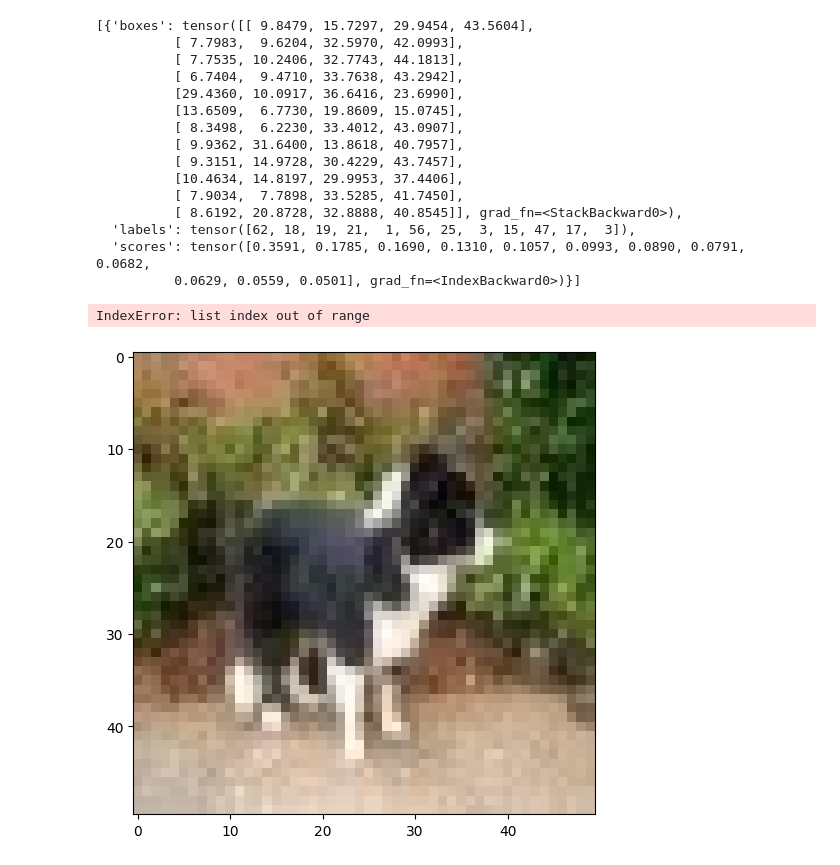
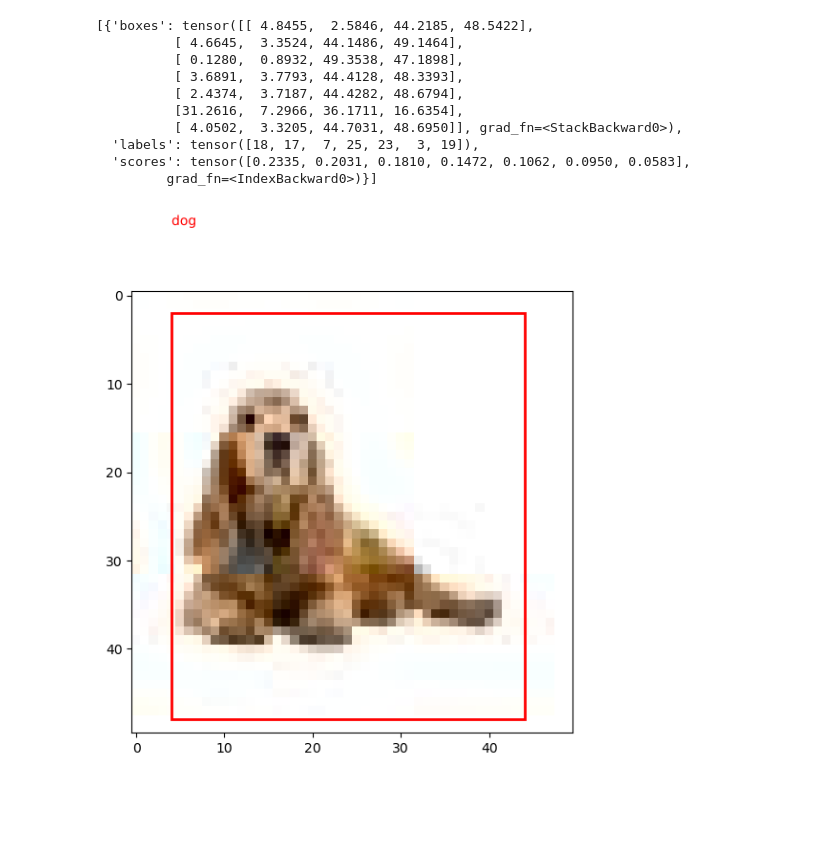
Before and after one commit to NicoZela23/SIS421, a Jupyter notebook: laboratorios/Lab6/Lab6.ipynb, the cells around one changed output. Saved outputs shown, nothing was run; the diff lists cells and outputs as text; code cells hidden in the pictures; blank space fills up the shorter version.

```diff
--- a/laboratorios/Lab6/Lab6.ipynb
+++ b/laboratorios/Lab6/Lab6.ipynb
@@ -117,6 +213,6 @@ def parse_xml_annotation(file_path):
     return annotation
 
 # Ejemplo de uso
-ruta_dataset = '/content/zip_extraido/prueba_final/perros_dataset'
-ruta_annotations = '/content/zip_extraido/prueba_final/anotaciones_perros'
+ruta_dataset = 'FinalTest\perros_dataset'
+ruta_annotations = 'FinalTest\perros_anotations'
 dataset = cargar_dataset_train(ruta_dataset, ruta_annotations)
@@ -127,3 +219,5 @@ classes = ('Afgano', 'Beagle', 'Collie', 'Coocker', 'German_Pointer', 'Schnauzer
+# %%
+classes = ('Cooker', 'German_Pointer', 'Pug')
 # %%
 import numpy as np
 import matplotlib.pyplot as plt
@@ -210,4 +303,4 @@ FasterRCNN(
 # %%
-img_np, anns = get_sample(20500)
+img_np, anns = get_sample(1000)
 print(img_np, anns)
 # %% [output]
@@ -238,18 +331,13 @@ model.eval()
 outputs = model([torch.tensor(img_np / 255.).permute(2,0,1).float()])
 outputs
 # %% [output]
-[{'boxes': tensor([[ 9.8479, 15.7297, 29.9454, 43.5604],
-          [ 7.7983,  9.6204, 32.5970, 42.0993],
-          [ 7.7535, 10.2406, 32.7743, 44.1813],
-          [ 6.7404,  9.4710, 33.7638, 43.2942],
-          [29.4360, 10.0917, 36.6416, 23.6990],
-          [13.6509,  6.7730, 19.8609, 15.0745],
-          [ 8.3498,  6.2230, 33.4012, 43.0907],
-          [ 9.9362, 31.6400, 13.8618, 40.7957],
-          [ 9.3151, 14.9728, 30.4229, 43.7457],
-          [10.4634, 14.8197, 29.9953, 37.4406],
-          [ 7.9034,  7.7898, 33.5285, 41.7450],
-          [ 8.6192, 20.8728, 32.8888, 40.8545]], grad_fn=<StackBackward0>),
-  'labels': tensor([62, 18, 19, 21,  1, 56, 25,  3, 15, 47, 17,  3]),
-  'scores': tensor([0.3591, 0.1785, 0.1690, 0.1310, 0.1057, 0.0993, 0.0890, 0.0791, 0.0682,
-          0.0629, 0.0559, 0.0501], grad_fn=<IndexBackward0>)}]
+[{'boxes': tensor([[ 4.8455,  2.5846, 44.2185, 48.5422],
+          [ 4.6645,  3.3524, 44.1486, 49.1464],
+          [ 0.1280,  0.8932, 49.3538, 47.1898],
+          [ 3.6891,  3.7793, 44.4128, 48.3393],
+          [ 2.4374,  3.7187, 44.4282, 48.6794],
+          [31.2616,  7.2966, 36.1711, 16.6354],
+          [ 4.0502,  3.3205, 44.7031, 48.6950]], grad_fn=<StackBackward0>),
+  'labels': tensor([18, 17,  7, 25, 23,  3, 19]),
+  'scores': tensor([0.2335, 0.2031, 0.1810, 0.1472, 0.1062, 0.0950, 0.0583],
+         grad_fn=<IndexBackward0>)}]
@@ -258,10 +344,24 @@ classes_perro = ['Afgano', 'Beagle', 'Collie', 'Coocker', 'German_Pointer', 'Sch
+# %%
+COCO_INSTANCE_CATEGORY_NAMES = [
+    '__background__', 'person', 'bicycle', 'car', 'motorcycle', 'airplane', 'bus',
+    'train', 'truck', 'boat', 'traffic light', 'fire hydrant', 'N/A', 'stop sign',
+    'parking meter', 'bench', 'bird', 'cat', 'dog', 'horse', 'sheep', 'cow',
+    'elephant', 'bear', 'zebra', 'giraffe', 'N/A', 'backpack', 'umbrella', 'N/A', 'N/A',
+    'handbag', 'tie', 'suitcase', 'frisbee', 'skis', 'snowboard', 'sports ball',
+    'kite', 'baseball bat', 'baseball glove', 'skateboard', 'surfboard', 'tennis racket',
+    'bottle', 'N/A', 'wine glass', 'cup', 'fork', 'knife', 'spoon', 'bowl',
+    'banana', 'apple', 'sandwich', 'orange', 'broccoli', 'carrot', 'hot dog', 'pizza',
+    'donut', 'cake', 'chair', 'couch', 'potted plant', 'bed', 'N/A', 'dining table',
+    'N/A', 'N/A', 'toilet', 'N/A', 'tv', 'laptop', 'mouse', 'remote', 'keyboard', 'cell phone',
+    'microwave', 'oven', 'toaster', 'sink', 'refrigerator', 'N/A', 'book',
+    'clock', 'vase', 'scissors', 'teddy bear', 'hair drier', 'toothbrush'
+]
 # %%
-img_np, anns = get_sample(20500)
+img_np, anns = get_sample(500)
 # nos quedamos con la primera detección
 bb = outputs[0]['boxes'][0].long().tolist()
 bb = [bb[0], bb[1], bb[2]-bb[0], bb[3]-bb[1]]
-plot_anns(img_np, (outputs[0]['labels'][:1], [bb]), classes=classes_perro)
+plot_anns(img_np, (outputs[0]['labels'][:1], [bb]), classes=COCO_INSTANCE_CATEGORY_NAMES)
 plt.show()
 # %% [output]
-IndexError: list index out of range
-[figure, old version]
+[figure, new version]
```
Also changed, not shown: parts of 18 cells of this notebook, 1 other file.
